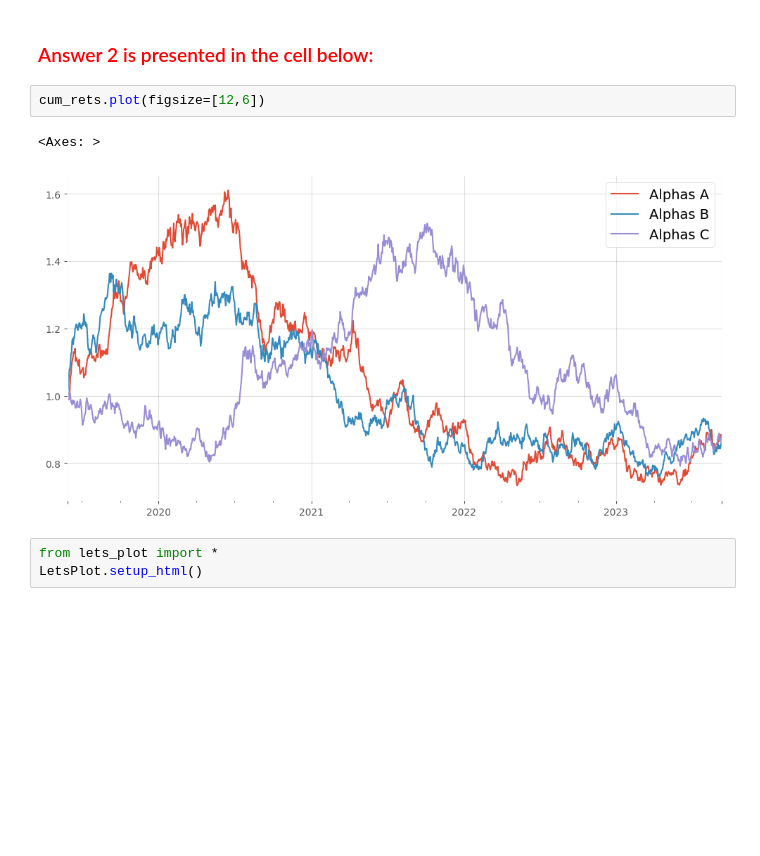
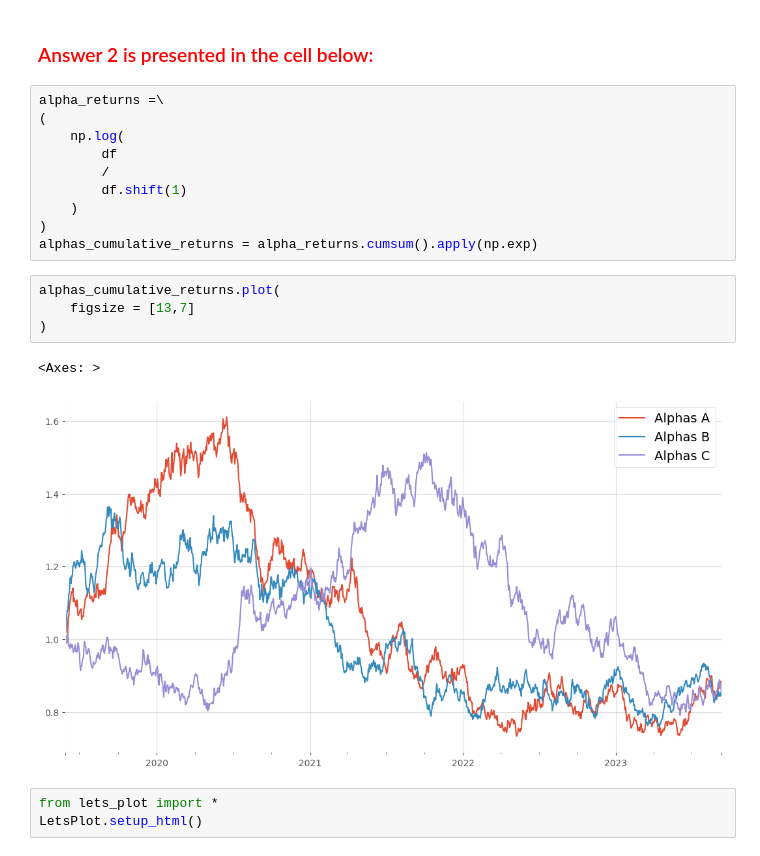
Before and after one commit to changjulian17/qf627, a Jupyter notebook: problem_set_5/QF627_Problem_Set_5 (2).ipynb, the cells around one changed output. Saved outputs shown, nothing was run; the diff lists cells and outputs as text; blank space fills up the shorter version.

```diff
--- a/problem_set_5/QF627_Problem_Set_5 (2).ipynb
+++ b/problem_set_5/QF627_Problem_Set_5 (2).ipynb
@@ -137,11 +143,23 @@ should consider MDD and LDD too
 - Visualize and compare the cumulative returns of each Alpha, using both lets-plot and matplotlib libraries.
 # %% [markdown]
 ### <font color = red> Answer 2 is presented in the cell below: </font>
-# %%
-cum_rets.plot(figsize=[12,6])
-# %% [output]
-<Axes: >
-[figure, removed]
+# %%
+alpha_returns =\
+(
+    np.log(
+        df
+        /
+        df.shift(1)
+    )
+)
+alphas_cumulative_returns = alpha_returns.cumsum().apply(np.exp)
+# %%
+alphas_cumulative_returns.plot(
+    figsize = [13,7]
+)
+# %% [output]
+<Axes: >
+[figure, added]
 # %%
 from lets_plot import *
 LetsPlot.setup_html()
```
Also changed, not shown: parts of 36 cells of this notebook, 3 other files.
